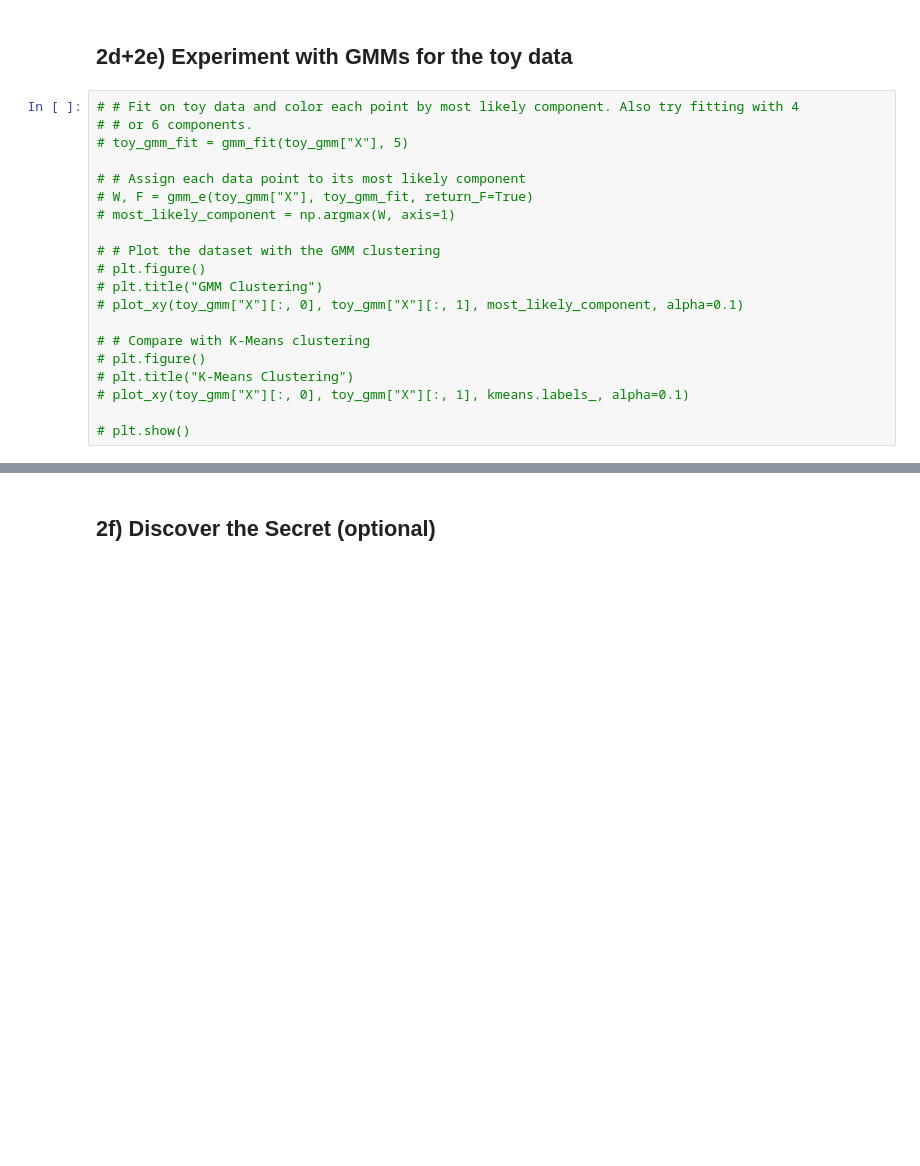
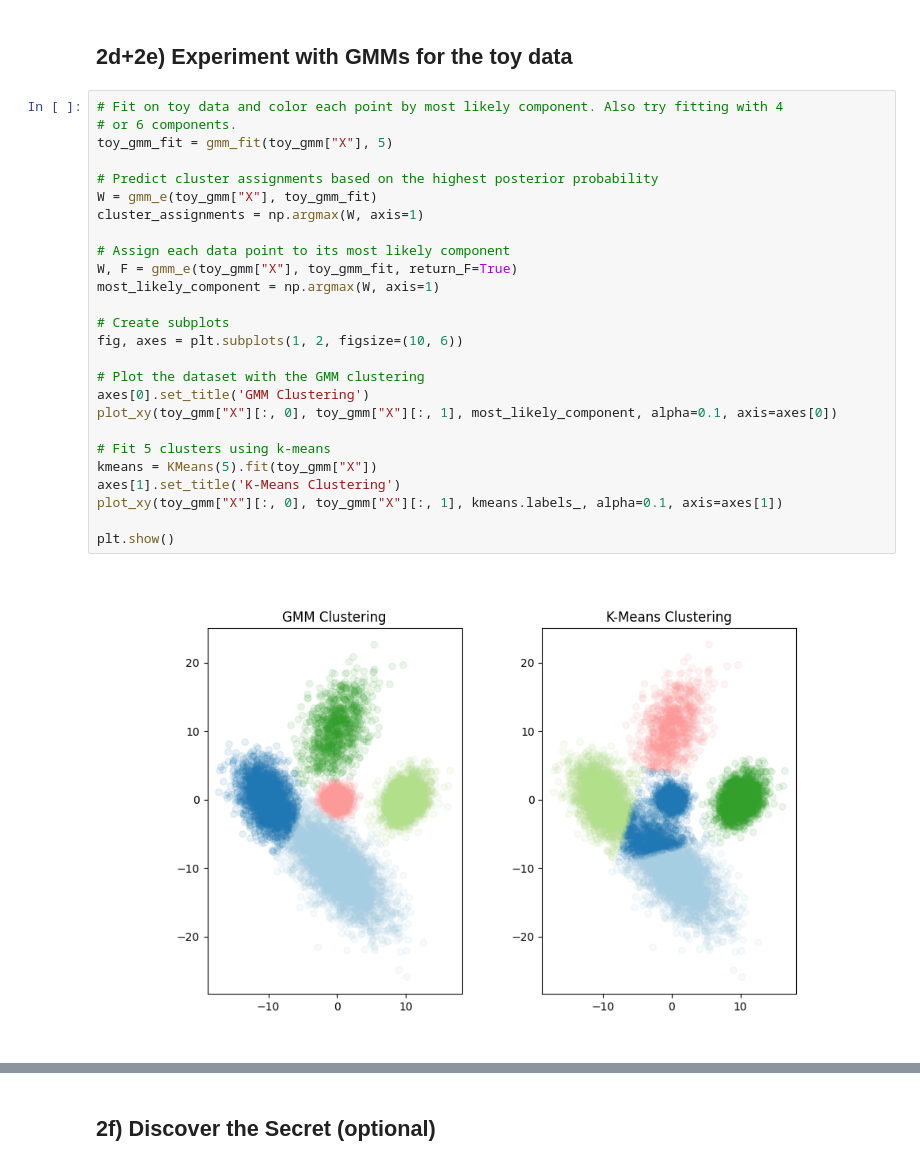
Before and after one commit to eelisee/IE-675b-Machine-Learning, a Jupyter notebook: a04-lvm/a04-lvm.ipynb, the cells around one changed output, grey strips where cells are left out. Cells and saved outputs as stored; diff of their text form; blank space fills up the shorter version.

```diff
--- a/a04-lvm/a04-lvm.ipynb
+++ b/a04-lvm/a04-lvm.ipynb
@@ -694,22 +694,30 @@ def gmm_fit(X, K, max_iter=100, mu0=None, Sigma0=None, pi0=None, gmm_m=gmm_m):
 # %% [markdown]
 ## 2d+2e) Experiment with GMMs for the toy data
 # %%
-# # Fit on toy data and color each point by most likely component. Also try fitting with 4
-# # or 6 components.
-# toy_gmm_fit = gmm_fit(toy_gmm["X"], 5)
+# Fit on toy data and color each point by most likely component. Also try fitting with 4
+# or 6 components.
+toy_gmm_fit = gmm_fit(toy_gmm["X"], 5)
 
-# # Assign each data point to its most likely component
-# W, F = gmm_e(toy_gmm["X"], toy_gmm_fit, return_F=True)
-# most_likely_component = np.argmax(W, axis=1)
+# Predict cluster assignments based on the highest posterior probability
+W = gmm_e(toy_gmm["X"], toy_gmm_fit)
+cluster_assignments = np.argmax(W, axis=1)
 
-# # Plot the dataset with the GMM clustering
-# plt.figure()
-# plt.title("GMM Clustering")
-# plot_xy(toy_gmm["X"][:, 0], toy_gmm["X"][:, 1], most_likely_component, alpha=0.1)
+# Assign each data point to its most likely component
+W, F = gmm_e(toy_gmm["X"], toy_gmm_fit, return_F=True)
+most_likely_component = np.argmax(W, axis=1)
 
-# # Compare with K-Means clustering
-# plt.figure()
-# plt.title("K-Means Clustering")
-# plot_xy(toy_gmm["X"][:, 0], toy_gmm["X"][:, 1], kmeans.labels_, alpha=0.1)
+# Create subplots
+fig, axes = plt.subplots(1, 2, figsize=(10, 6))
 
-# plt.show()
+# Plot the dataset with the GMM clustering
+axes[0].set_title('GMM Clustering')
+plot_xy(toy_gmm["X"][:, 0], toy_gmm["X"][:, 1], most_likely_component, alpha=0.1, axis=axes[0])
+
+# Fit 5 clusters using k-means
+kmeans = KMeans(5).fit(toy_gmm["X"])
+axes[1].set_title('K-Means Clustering')
+plot_xy(toy_gmm["X"][:, 0], toy_gmm["X"][:, 1], kmeans.labels_, alpha=0.1, axis=axes[1])
+
+plt.show()
+# %% [output]
+[figure, added]
```
Also changed, not shown: parts of 5 cells of this notebook.
